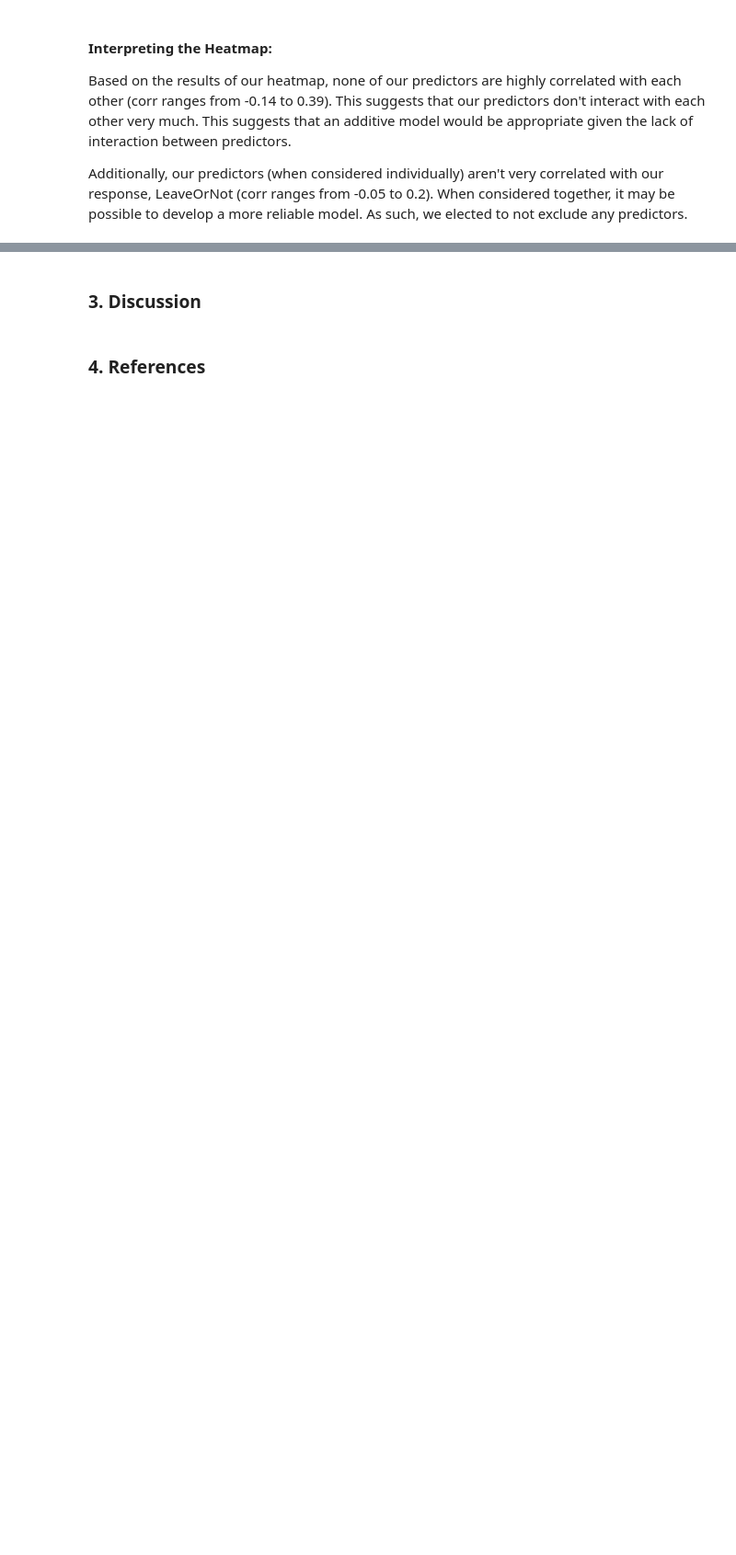
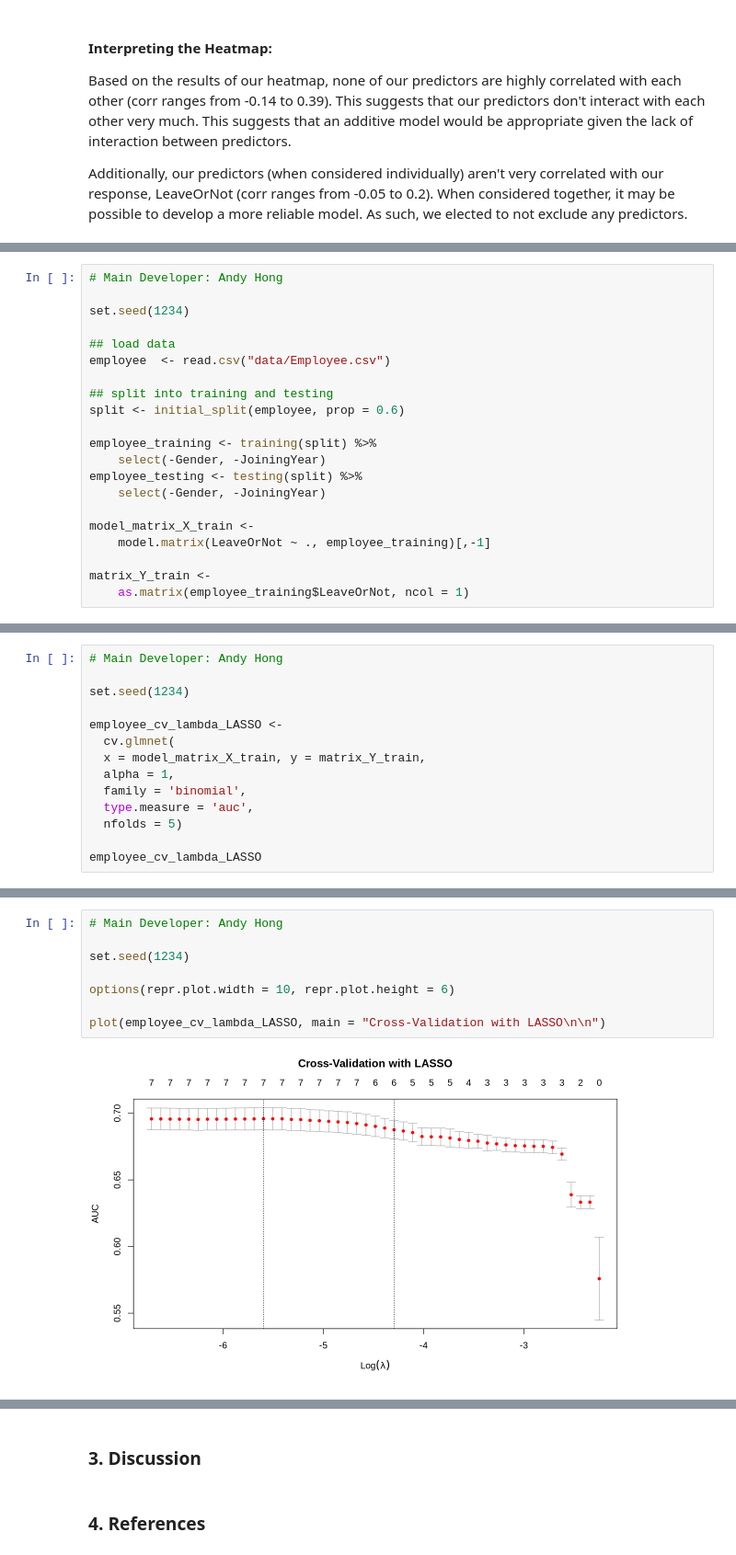
Before and after one commit to NatChng/STAT301_project, a Jupyter notebook: Stat 301 Group 19 - Final Report.ipynb, the cells around one changed output, grey strips where cells are left out. Shown at 92% size. Cells and saved outputs as stored; diff of their text form; blank space fills up the shorter version.

```diff
--- a/Stat 301 Group 19 - Final Report.ipynb
+++ b/Stat 301 Group 19 - Final Report.ipynb
@@ -184,0 +206,21 @@ Additionally, our predictors (when considered individually) aren't very correlat
+# %%
+# Main Developer: Andy Hong
+
+set.seed(1234)
+
+## load data
+employee  <- read.csv("data/Employee.csv")
+
+## split into training and testing
+split <- initial_split(employee, prop = 0.6)
+
+employee_training <- training(split) %>%
+    select(-Gender, -JoiningYear)
+employee_testing <- testing(split) %>%
+    select(-Gender, -JoiningYear)
+
+model_matrix_X_train <-
+    model.matrix(LeaveOrNot ~ ., employee_training)[,-1]
+
+matrix_Y_train <-
+    as.matrix(employee_training$LeaveOrNot, ncol = 1)
@@ -184,0 +231,14 @@ Additionally, our predictors (when considered individually) aren't very correlat
+# %%
+# Main Developer: Andy Hong
+
+set.seed(1234)
+
+employee_cv_lambda_LASSO <-
+  cv.glmnet(
+  x = model_matrix_X_train, y = matrix_Y_train,
+  alpha = 1,
+  family = 'binomial',
+  type.measure = 'auc',
+  nfolds = 5)
+
+employee_cv_lambda_LASSO
@@ -184,0 +253,10 @@ Additionally, our predictors (when considered individually) aren't very correlat
+# %%
+# Main Developer: Andy Hong
+
+set.seed(1234)
+
+options(repr.plot.width = 10, repr.plot.height = 6)
+
+plot(employee_cv_lambda_LASSO, main = "Cross-Validation with LASSO\n\n")
+# %% [output]
+[figure, added]
```
Also changed, not shown: parts of 13 cells of this notebook.
